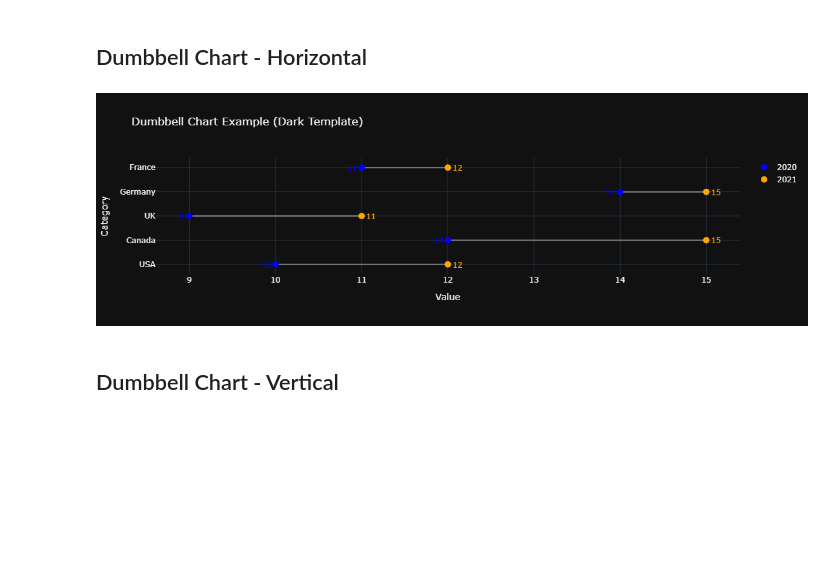
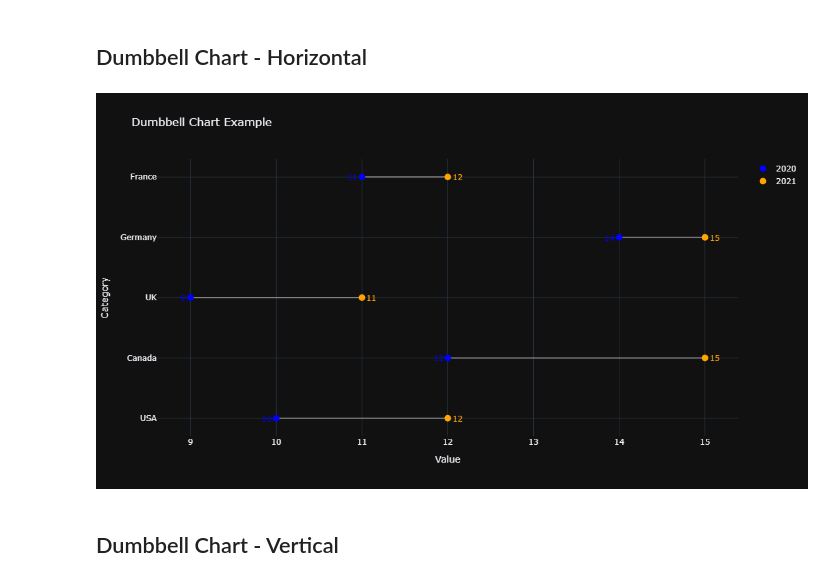
Before and after one commit to alanjones2/px-xtras2, a Jupyter notebook: demo/demo.ipynb, the cells around one changed output. Cells and saved outputs as stored; diff of their text form; code cells hidden in the pictures; blank space fills up the shorter version.

```diff
--- a/demo/demo.ipynb
+++ b/demo/demo.ipynb
@@ -107,21 +134,23 @@ fig_waffle.show()
 # %%
 dumbbell_df = pd.DataFrame({
     'Country': ['USA', 'Canada', 'UK', 'Germany', 'France'],
     '2020': [10, 12, 9, 14, 11],
     '2021': [12, 15, 11, 15, 12]
 })
 
 fig_dumbbell = pxx.dumbbell(df=dumbbell_df,
                            categories_col='Country',
                            values1_col='2020',
                            values2_col='2021',
                            label1='2020',
                            label2='2021',
-                           title='Dumbbell Chart Example (Dark Template)',
+                           title='Dumbbell Chart Example',
+                           width=800,
+                           height=600,
                            template='plotly_dark')
 fig_dumbbell.show()
 # %% [output]
-[figure, old version]
+[figure, new version]
 # %% [markdown]
 ## Dumbbell Chart - Vertical
 # %%
```
Also changed, not shown: parts of 22 cells of this notebook.
